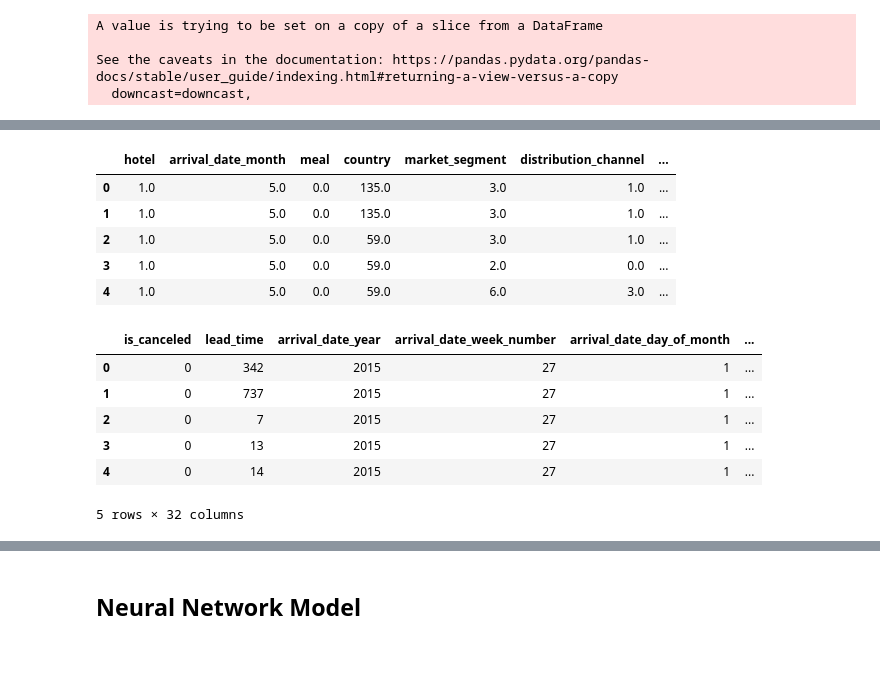
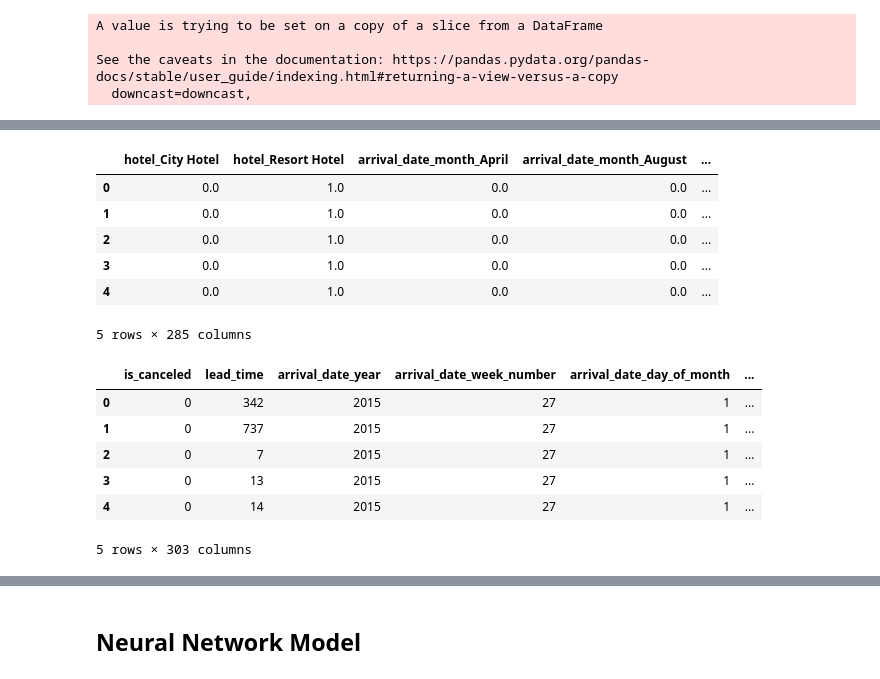
Before and after one commit to elp192/Group-Project, a Jupyter notebook: machine_learning/NN-Elnaz.ipynb, the cells around one changed output, grey strips where cells are left out. Cells and saved outputs as stored; diff of their text form; code cells hidden in the pictures.

```diff
--- a/machine_learning/NN-Elnaz.ipynb
+++ b/machine_learning/NN-Elnaz.ipynb
@@ -188,34 +189,35 @@ required_car_parking_spaces          5
 total_of_special_requests            6
 dtype: int64
 # %%
-# # Create a OneHotEncoder instance
-# enc = OneHotEncoder(sparse=False)
+# Create a OneHotEncoder instance
+enc = OneHotEncoder(sparse=False)
 
-# # Fit and transform the OneHotEncoder using the categorical variable list
-# encode_df=pd.DataFrame(enc.fit_transform(hotel_df1_clean[hotel_df1_category]))
+# Fit and transform the OneHotEncoder using the categorical variable list
+encode_df=pd.DataFrame(enc.fit_transform(hotel_df1_clean[hotel_df1_category]))
+
+# Add the encoded variable names to the dataframe
+encode_df.columns = enc.get_feature_names(hotel_df1_category)
+encode_df.head()
+
+# # Create a OrdinalEncoder instance
+# oe = OrdinalEncoder()
+
+# # Fit and transform the OrdinalEncoder using the categorical variable list
+# encode_df=pd.DataFrame(oe.fit_transform(hotel_df1_clean[hotel_df1_category]))
 
 # # Add the encoded variable names to the dataframe
-# encode_df.columns = enc.get_feature_names(hotel_df1_category)
+# encode_df.columns=hotel_df1_category
 # encode_df.head()
-
-# Create a OrdinalEncoder instance
-oe = OrdinalEncoder()
-
-# Fit and transform the OneHotEncoder using the categorical variable list
-encode_df=pd.DataFrame(oe.fit_transform(hotel_df1_clean[hotel_df1_category]))
-
-# Add the encoded variable names to the dataframe
-encode_df.columns=hotel_df1_category
-encode_df.head()
 # %% [output]
-|  | hotel | arrival_date_month | meal | country | market_segment | distribution_channel | ... |
-| 0 | 1.0 | 5.0 | 0.0 | 135.0 | 3.0 | 1.0 | ... |
-| 1 | 1.0 | 5.0 | 0.0 | 135.0 | 3.0 | 1.0 | ... |
-| 2 | 1.0 | 5.0 | 0.0 | 59.0 | 3.0 | 1.0 | ... |
-| 3 | 1.0 | 5.0 | 0.0 | 59.0 | 2.0 | 0.0 | ... |
-| 4 | 1.0 | 5.0 | 0.0 | 59.0 | 6.0 | 3.0 | ... |
+|  | hotel_City Hotel | hotel_Resort Hotel | arrival_date_month_April | arrival_date_month_August | ... |
+| 0 | 0.0 | 1.0 | 0.0 | 0.0 | ... |
+| 1 | 0.0 | 1.0 | 0.0 | 0.0 | ... |
+| 2 | 0.0 | 1.0 | 0.0 | 0.0 | ... |
+| 3 | 0.0 | 1.0 | 0.0 | 0.0 | ... |
+| 4 | 0.0 | 1.0 | 0.0 | 0.0 | ... |
+5 rows × 285 columns
 # %%
-# # Merge encoded features and drop the originals
+# # Merge encoded features and drop the originals.
 # hotel_df_merge=hotel_df1_clean.merge(encode_df,left_index=True,right_index=True)
 # hotel_df_merge=hotel_df_merge.drop(hotel_df1_category,1)
 
@@ -228,4 +230,4 @@ hotel_df_merge.head()
 | 2 | 0 | 7 | 2015 | 27 | 1 | ... |
 | 3 | 0 | 13 | 2015 | 27 | 1 | ... |
 | 4 | 0 | 14 | 2015 | 27 | 1 | ... |
-5 rows × 32 columns
+5 rows × 303 columns
```
Also changed, not shown: parts of 13 cells of this notebook.
